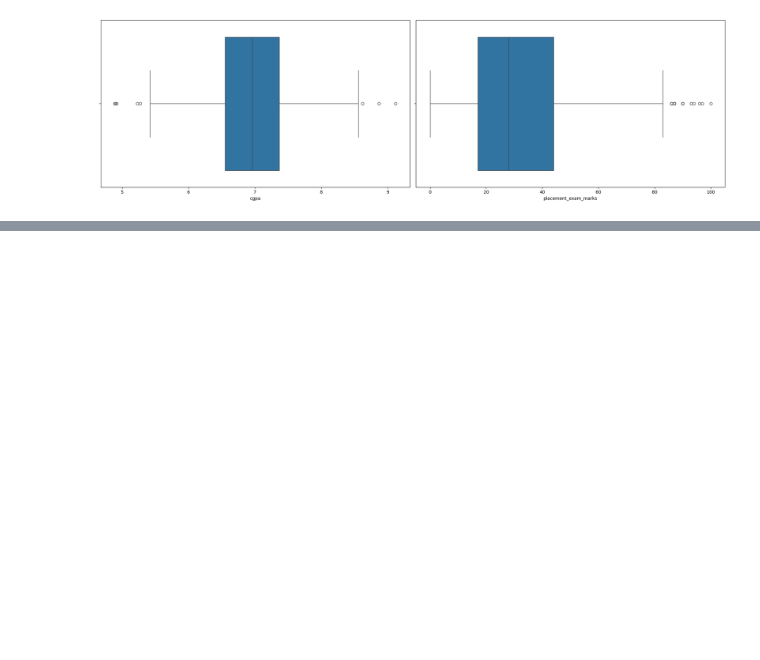
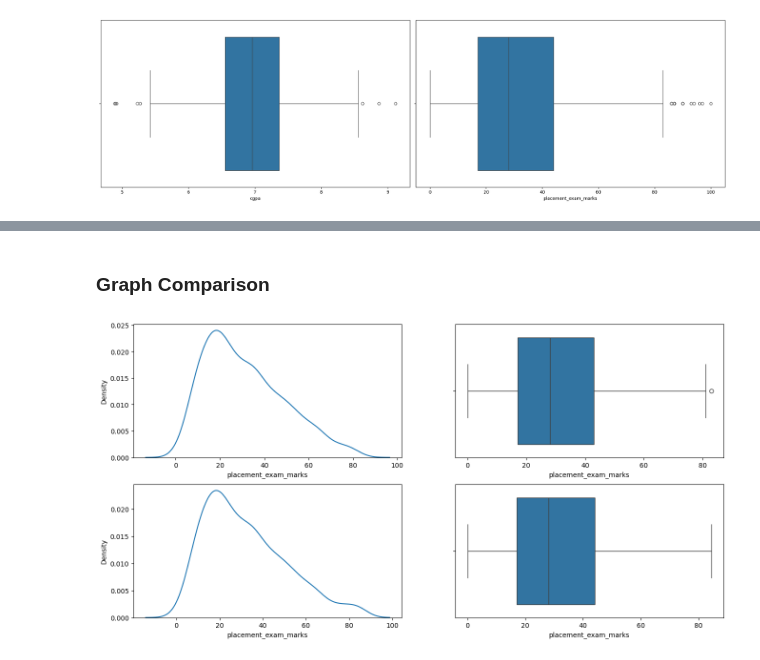
Before and after one commit to Ashura369/Python_and_Data_Science, a Jupyter notebook: 0 ML lecture/14_2 IQR method.ipynb, the cells around one changed output, grey strips where cells are left out. Cells and saved outputs as stored; diff of their text form; code cells hidden in the pictures; blank space fills up the shorter version.

```diff
--- a/0 ML lecture/14_2 IQR method.ipynb
+++ b/0 ML lecture/14_2 IQR method.ipynb
@@ -120,0 +230,20 @@ percentile75 = df['placement_exam_marks'].quantile(0.75)
+# %% [markdown]
+### **Graph Comparison**
+# %%
+plt.figure(figsize=(16,8))
+
+plt.subplot(2,2,1)
+sns.kdeplot(new_df['placement_exam_marks'])
+
+plt.subplot(2,2,2)
+sns.boxplot(x=new_df['placement_exam_marks'])
+
+plt.subplot(2,2,3)
+sns.kdeplot(new_df_cap['placement_exam_marks'])
+
+plt.subplot(2,2,4)
+sns.boxplot(x=new_df_cap['placement_exam_marks'])
+
+plt.show()
+# %% [output]
+[figure, added]
```
Also changed, not shown: parts of 13 cells of this notebook, 2 other files.
